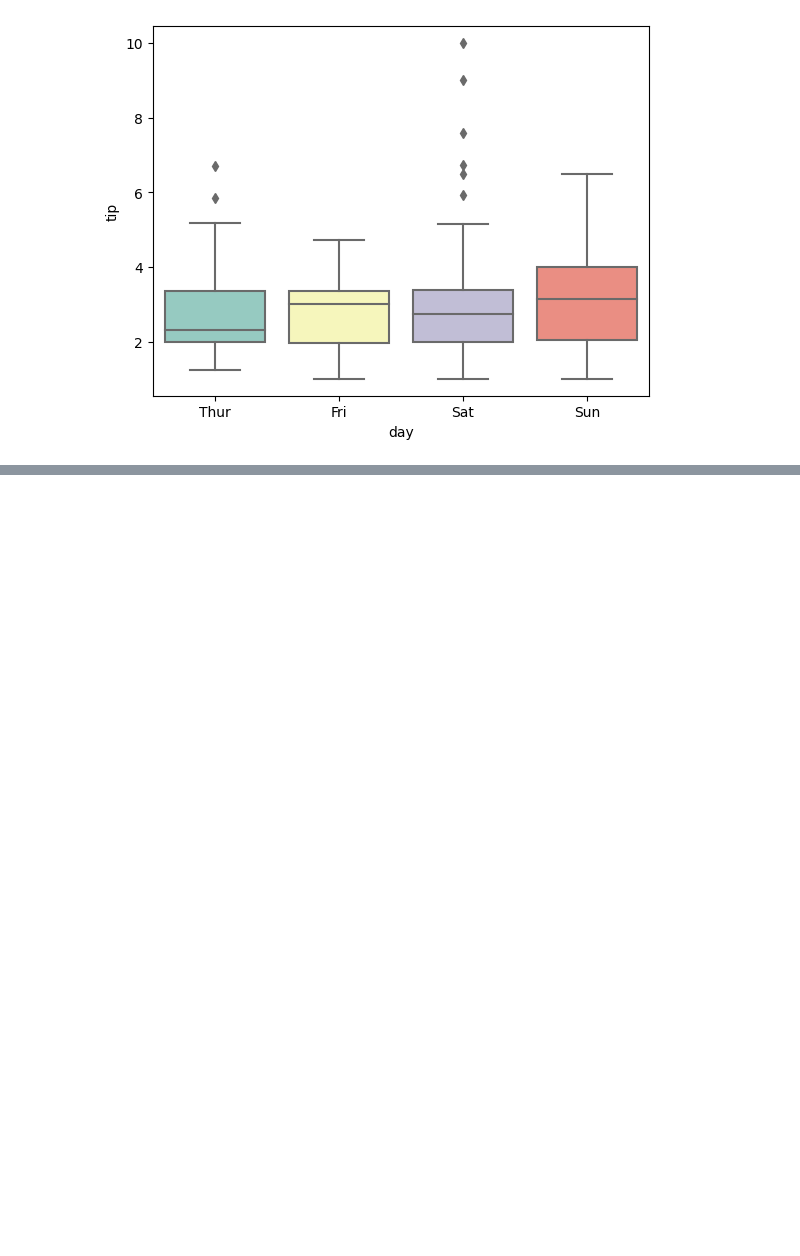
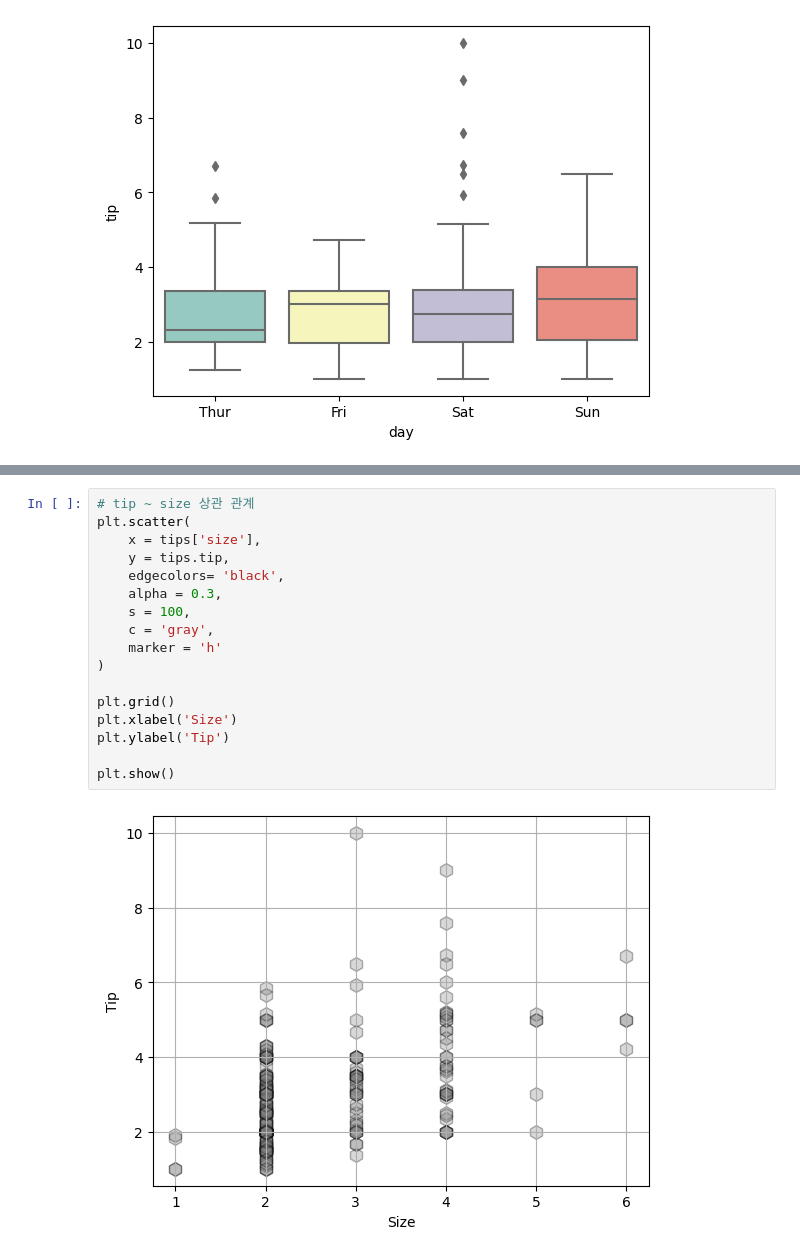
Before and after one commit to unit9090/Colab_Note, a Jupyter notebook: py16_matplotlib.ipynb, the cells around one changed output, grey strips where cells are left out. Drawn from its saved outputs; the diff is of its cells as text; blank space fills up the shorter version.

```diff
--- a/py16_matplotlib.ipynb
+++ b/py16_matplotlib.ipynb
@@ -474,0 +487,19 @@ sns.boxplot(
+# %%
+# tip ~ size 상관 관계
+plt.scatter(
+    x = tips['size'],
+    y = tips.tip,
+    edgecolors= 'black',
+    alpha = 0.3,
+    s = 100,
+    c = 'gray',
+    marker = 'h'
+)
+
+plt.grid()
+plt.xlabel('Size')
+plt.ylabel('Tip')
+
+plt.show()
+# %% [output]
+[figure, added]
```
Also changed, not shown: parts of 25 cells of this notebook.
